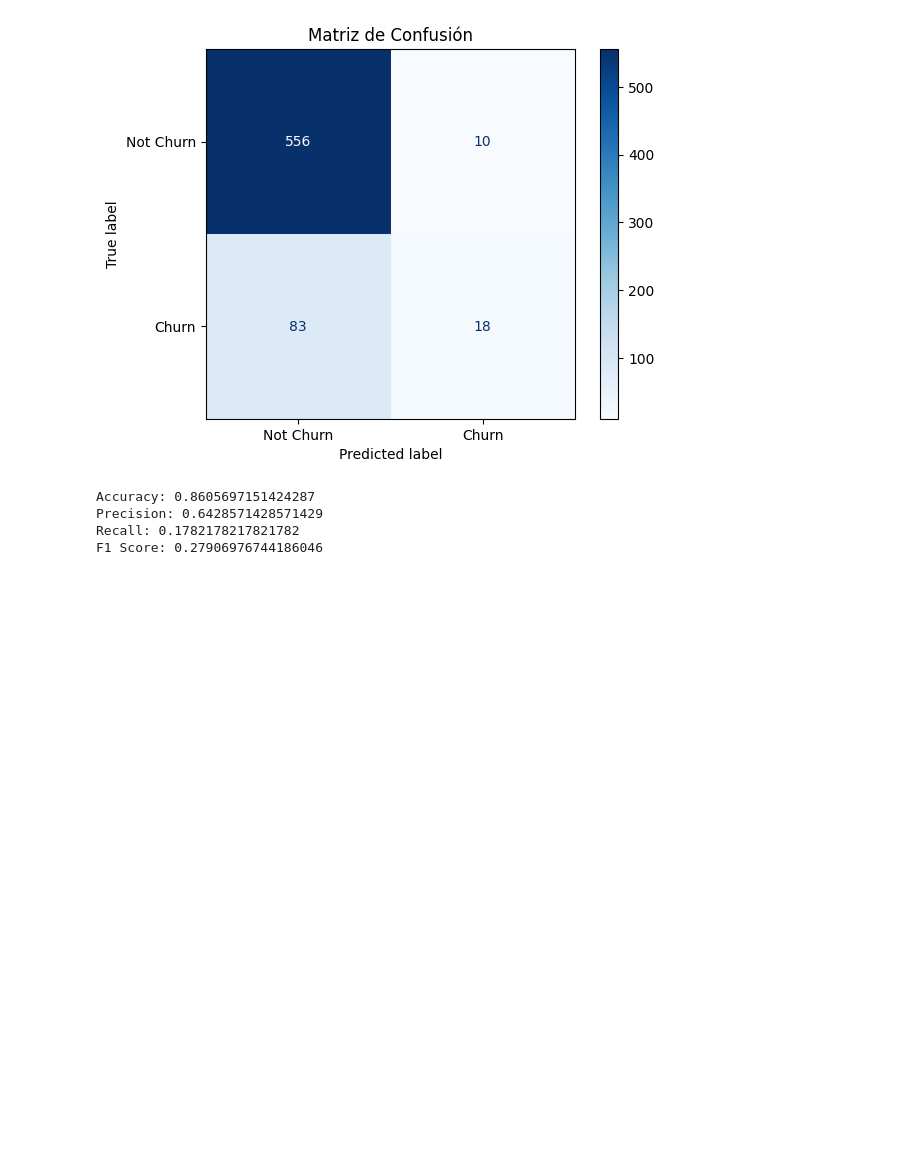
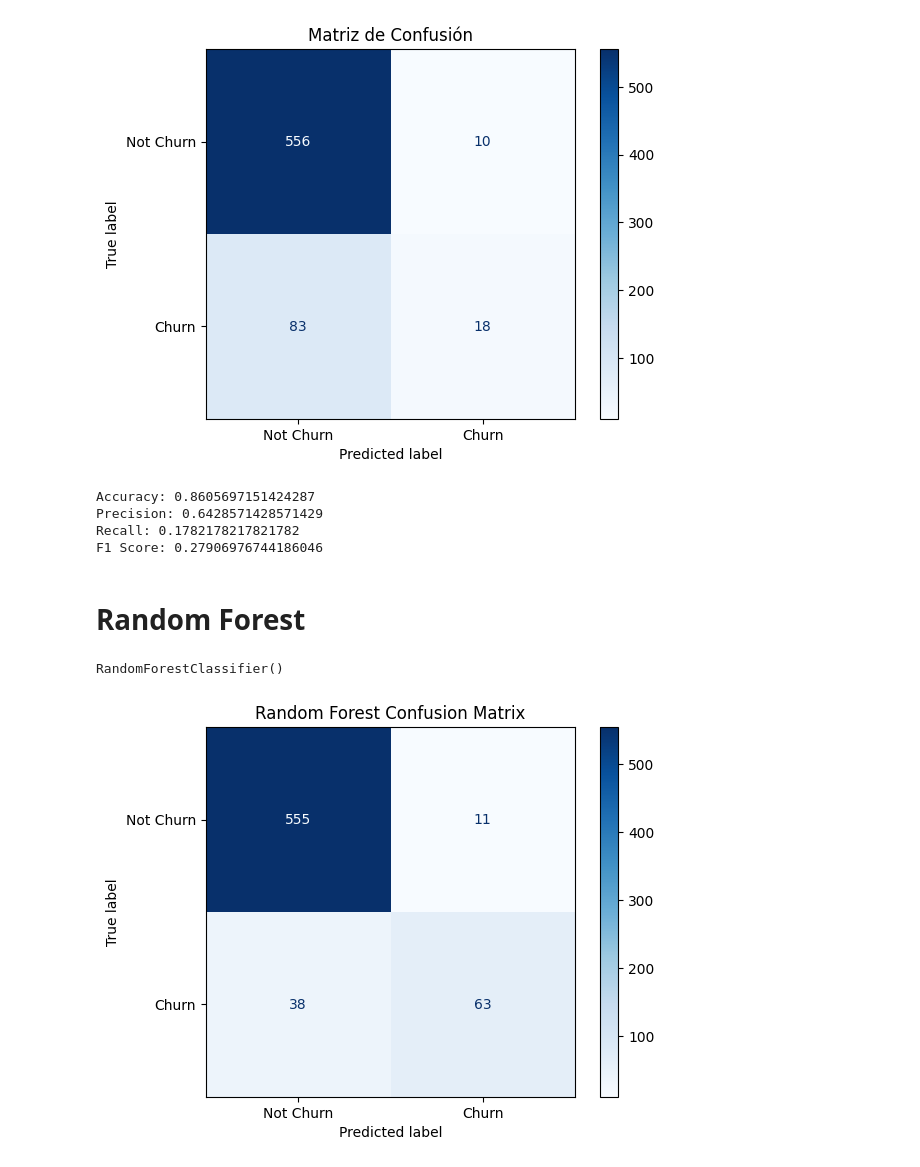
Before and after one commit to azulichis/Customer-Churn-Telecom-Industry, a Jupyter notebook: customer_churn.ipynb, the cells around one changed output. Drawn from its saved outputs; the diff is of its cells as text; code cells hidden in the pictures; blank space fills up the shorter version.

```diff
--- a/customer_churn.ipynb
+++ b/customer_churn.ipynb
@@ -129,3 +211,20 @@ Accuracy: 0.8605697151424287
 Precision: 0.6428571428571429
 Recall: 0.1782178217821782
 F1 Score: 0.27906976744186046
+# %% [markdown]
+# Random Forest
+# %%
+rf = RandomForestClassifier()
+rf.fit(X_train, y_train)
+# %% [output]
+RandomForestClassifier()
+# %%
+y_pred_rf = rf.predict(X_test)
+# %%
+cm_rf = confusion_matrix(y_test, y_pred_rf)
+disp_rf = ConfusionMatrixDisplay(confusion_matrix=cm_rf, display_labels=["Not Churn", "Churn"])
+disp_rf.plot(cmap=plt.cm.Blues)
+plt.title("Random Forest Confusion Matrix")
+plt.show()
+# %% [output]
+[figure, added]
```
Also changed, not shown: parts of 7 cells of this notebook.
